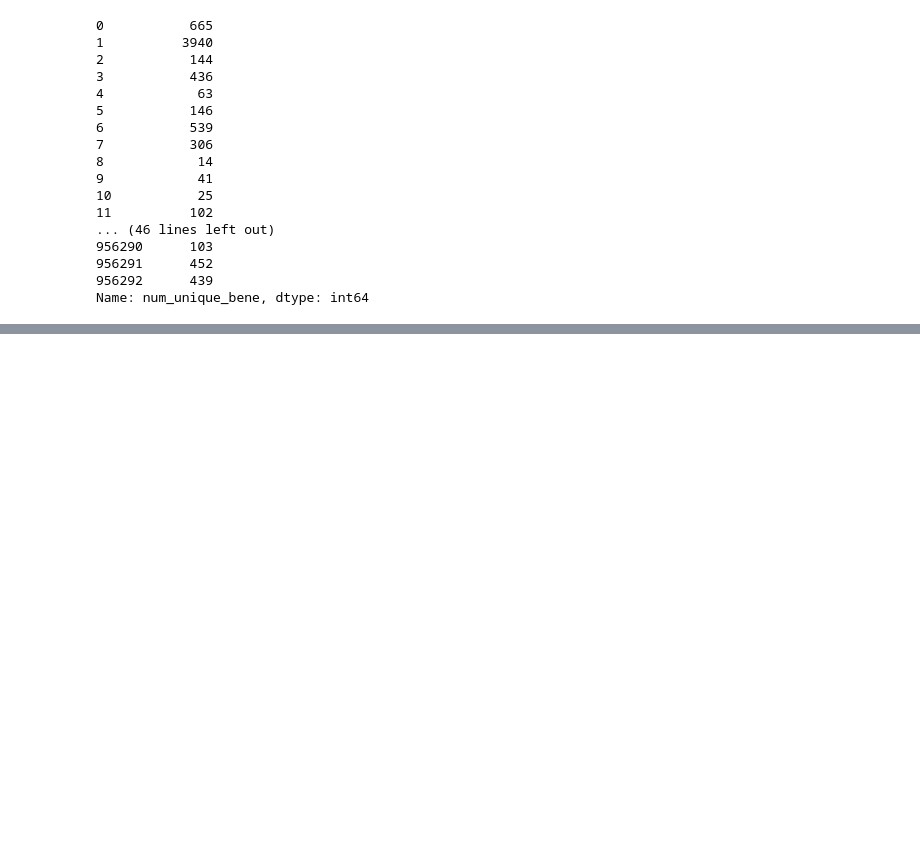
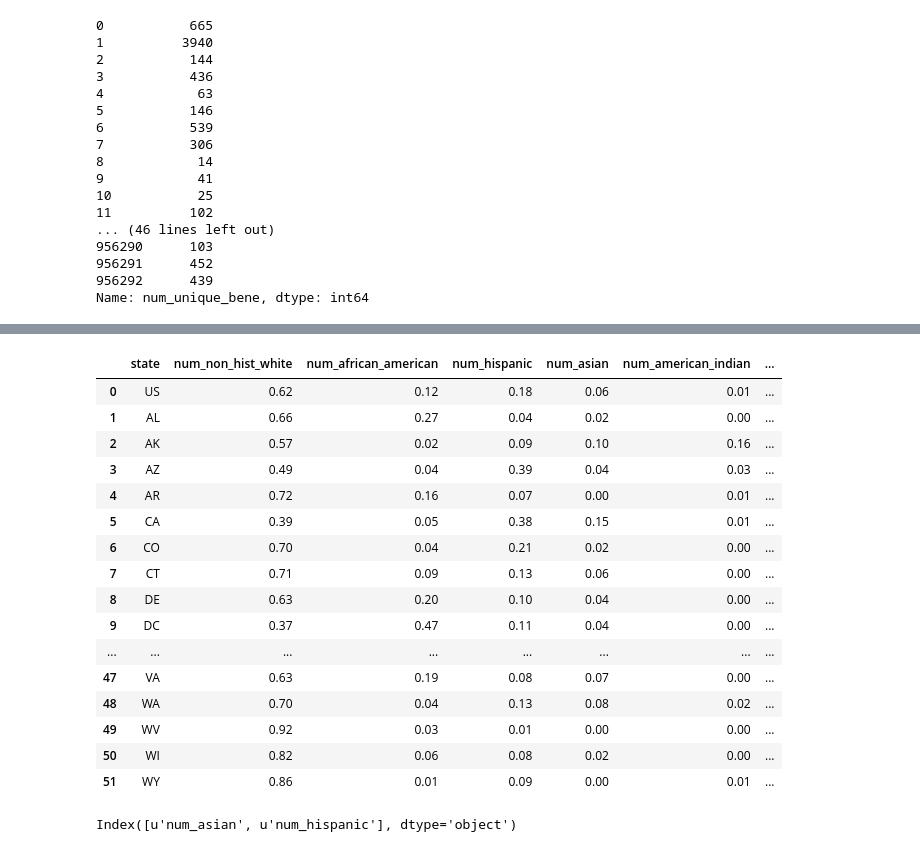
Before and after one commit to aurel1212/medicare-project, a Jupyter notebook: script/util_payments_agg_clean.ipynb, the cells around one changed output, grey strips where cells are left out. Saved outputs shown, nothing was run; the diff lists cells and outputs as text; code cells hidden in the pictures; blank space fills up the shorter version.

```diff
--- a/script/util_payments_agg_clean.ipynb
+++ b/script/util_payments_agg_clean.ipynb
@@ -469,0 +567,20 @@ Name: 0, dtype: float64
+# %%
+df_state_dem
+# %% [output]
+|  | state | num_non_hist_white | num_african_american | num_hispanic | num_asian | num_american_indian | ... |
+| 0 | US | 0.62 | 0.12 | 0.18 | 0.06 | 0.01 | ... |
+| 1 | AL | 0.66 | 0.27 | 0.04 | 0.02 | 0.00 | ... |
+| 2 | AK | 0.57 | 0.02 | 0.09 | 0.10 | 0.16 | ... |
+| 3 | AZ | 0.49 | 0.04 | 0.39 | 0.04 | 0.03 | ... |
+| 4 | AR | 0.72 | 0.16 | 0.07 | 0.00 | 0.01 | ... |
+| 5 | CA | 0.39 | 0.05 | 0.38 | 0.15 | 0.01 | ... |
+| 6 | CO | 0.70 | 0.04 | 0.21 | 0.02 | 0.00 | ... |
+| 7 | CT | 0.71 | 0.09 | 0.13 | 0.06 | 0.00 | ... |
+| 8 | DE | 0.63 | 0.20 | 0.10 | 0.04 | 0.00 | ... |
+| 9 | DC | 0.37 | 0.47 | 0.11 | 0.04 | 0.00 | ... |
+| ... | ... | ... | ... | ... | ... | ... | ... |
+| 47 | VA | 0.63 | 0.19 | 0.08 | 0.07 | 0.00 | ... |
+| 48 | WA | 0.70 | 0.04 | 0.13 | 0.08 | 0.02 | ... |
+| 49 | WV | 0.92 | 0.03 | 0.01 | 0.00 | 0.00 | ... |
+| 50 | WI | 0.82 | 0.06 | 0.08 | 0.02 | 0.00 | ... |
+| 51 | WY | 0.86 | 0.01 | 0.09 | 0.00 | 0.01 | ... |
@@ -469,0 +590,4 @@ Name: 0, dtype: float64
+# %%
+df_util[race_cols].iloc[0][df_util[race_cols].iloc[0].isnull()==True].index
+# %% [output]
+Index([u'num_asian', u'num_hispanic'], dtype='object')
```
Also changed, not shown: parts of 25 cells of this notebook, 1 other file.
